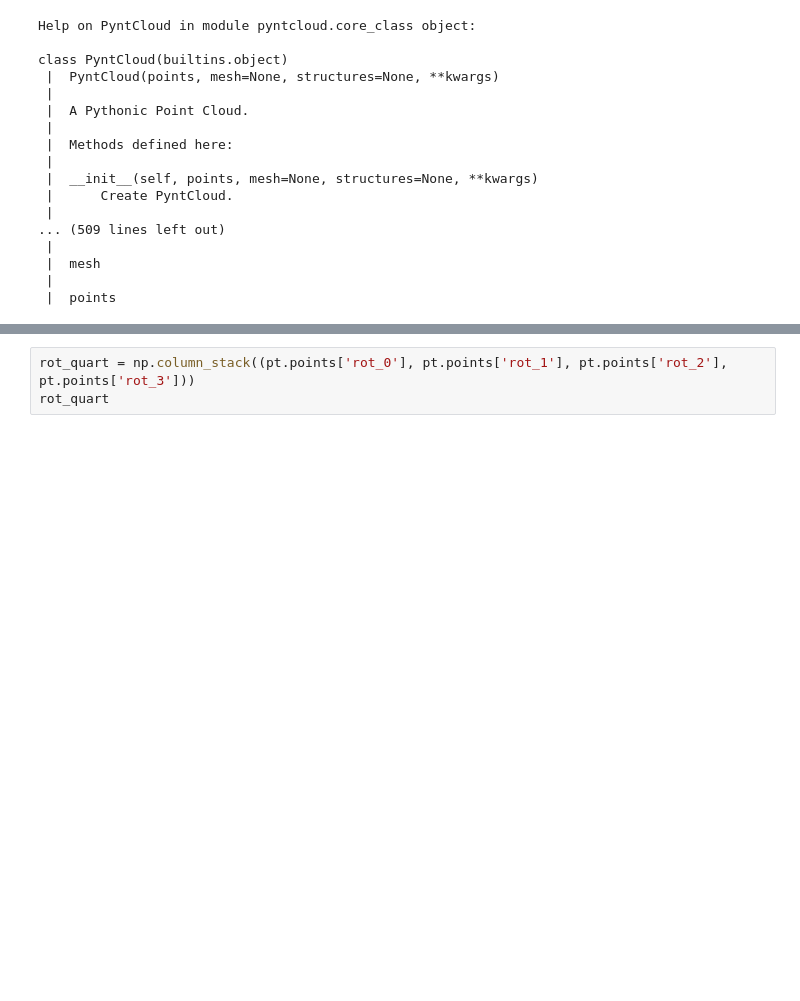
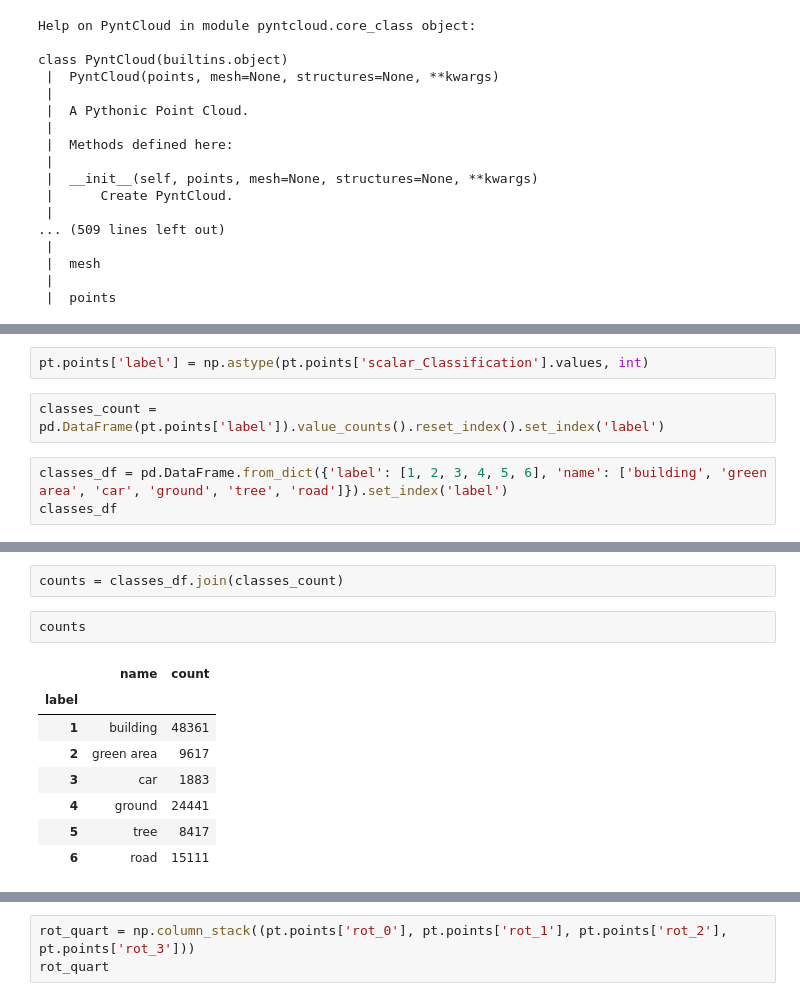
Before and after one commit to farqlia/UrbanViewsModeling, a Jupyter notebook: notebooks/Gaussian Splats.ipynb, the cells around one changed output, grey strips where cells are left out. Cells and saved outputs as stored; diff of their text form; blank space fills up the shorter version.

Commit message:
try to figure out point classification

```diff
--- a/notebooks/Gaussian Splats.ipynb
+++ b/notebooks/Gaussian Splats.ipynb
@@ -44,0 +47,7 @@ pt.points
+# %%
+pt.points['label'] = np.astype(pt.points['scalar_Classification'].values, int)
+# %%
+classes_count = pd.DataFrame(pt.points['label']).value_counts().reset_index().set_index('label')
+# %%
+classes_df = pd.DataFrame.from_dict({'label': [1, 2, 3, 4, 5, 6], 'name': ['building', 'green area', 'car', 'ground', 'tree', 'road']}).set_index('label')
+classes_df
@@ -45,3 +63,16 @@ pt.points
+# %%
+counts = classes_df.join(classes_count)
+# %%
+counts
+# %% [output]
+|  | name | count |
+| label |  |  |
+| 1 | building | 48361 |
+| 2 | green area | 9617 |
+| 3 | car | 1883 |
+| 4 | ground | 24441 |
+| 5 | tree | 8417 |
+| 6 | road | 15111 |
 # %%
 scale_exp = np.column_stack((pt.points['scale_0'], pt.points['scale_1'], pt.points['scale_2']))
 scale_exp.shape
```
Also changed, not shown: parts of 5 cells of this notebook, 4 other files.
